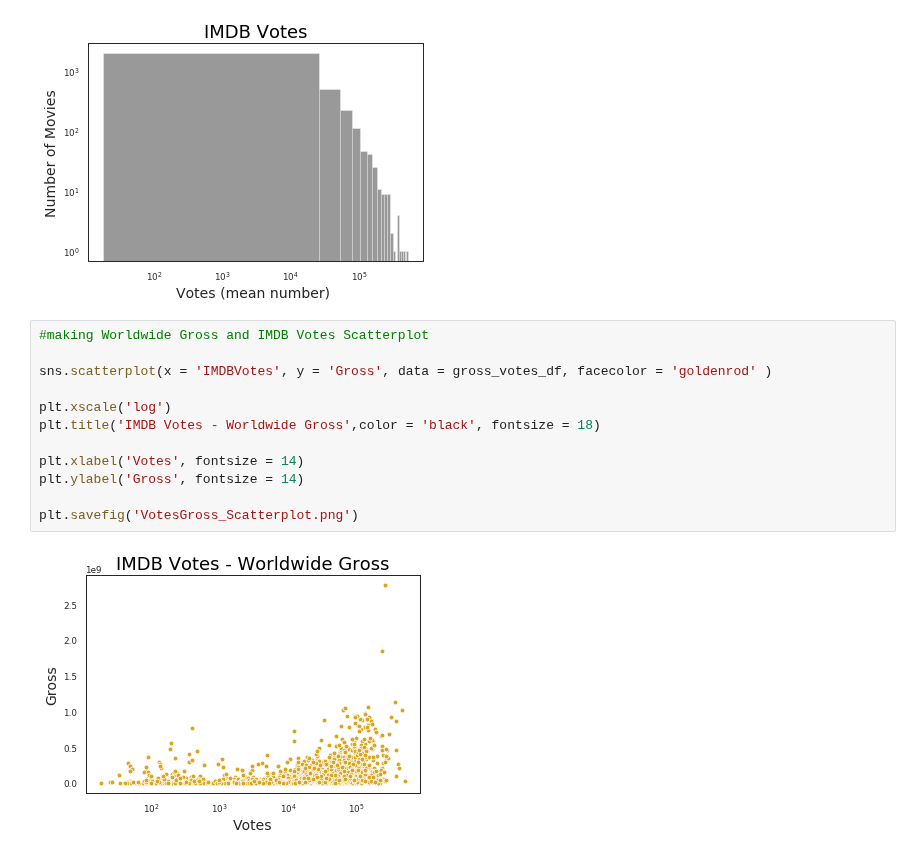
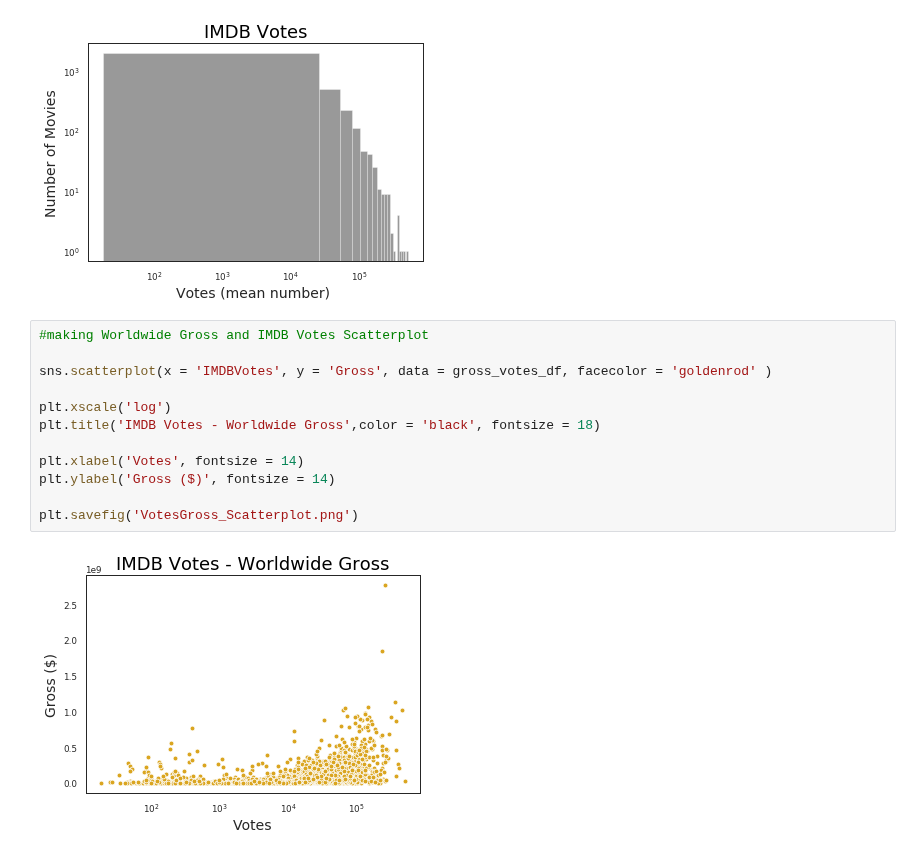
Before and after one commit to ioannapap/movies_data-mining_analysis, a Jupyter notebook: movies_analysis.ipynb, the cells around one changed output. Saved outputs shown, nothing was run; the diff lists cells and outputs as text.

```diff
--- a/movies_analysis.ipynb
+++ b/movies_analysis.ipynb
@@ -246,14 +246,14 @@ plt.savefig('Voteslog_Histogram.png')
 # %%
 #making Worldwide Gross and IMDB Votes Scatterplot
 
 sns.scatterplot(x = 'IMDBVotes', y = 'Gross', data = gross_votes_df, facecolor = 'goldenrod' )
 
 plt.xscale('log')
 plt.title('IMDB Votes - Worldwide Gross',color = 'black', fontsize = 18)
 
 plt.xlabel('Votes', fontsize = 14)
-plt.ylabel('Gross', fontsize = 14)
+plt.ylabel('Gross ($)', fontsize = 14)
 
 plt.savefig('VotesGross_Scatterplot.png')
 # %% [output]
-[figure, old version]
+[figure, new version]
```
Also changed, not shown: 1 other file.
